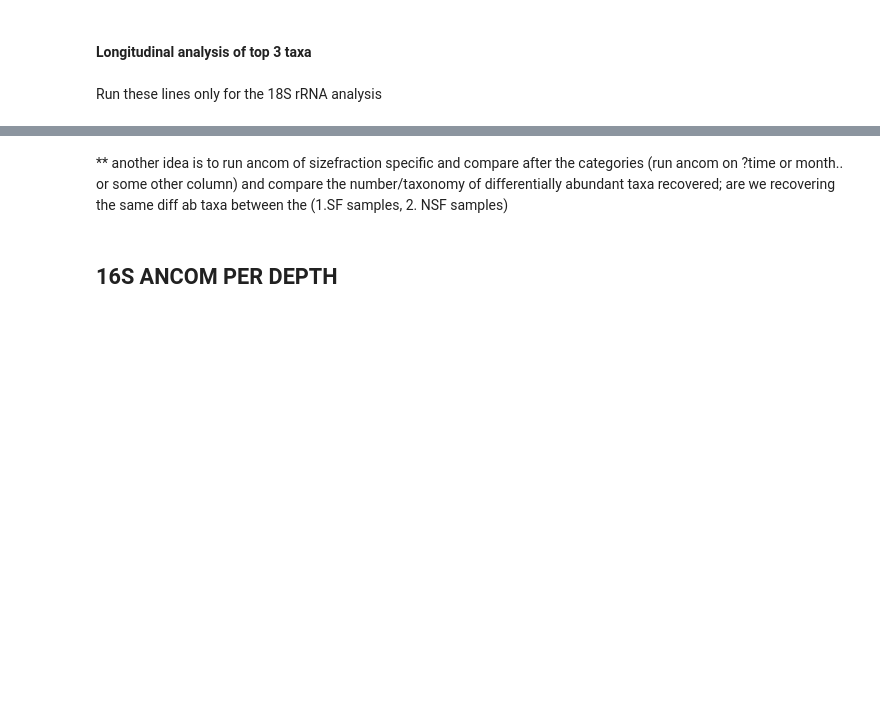
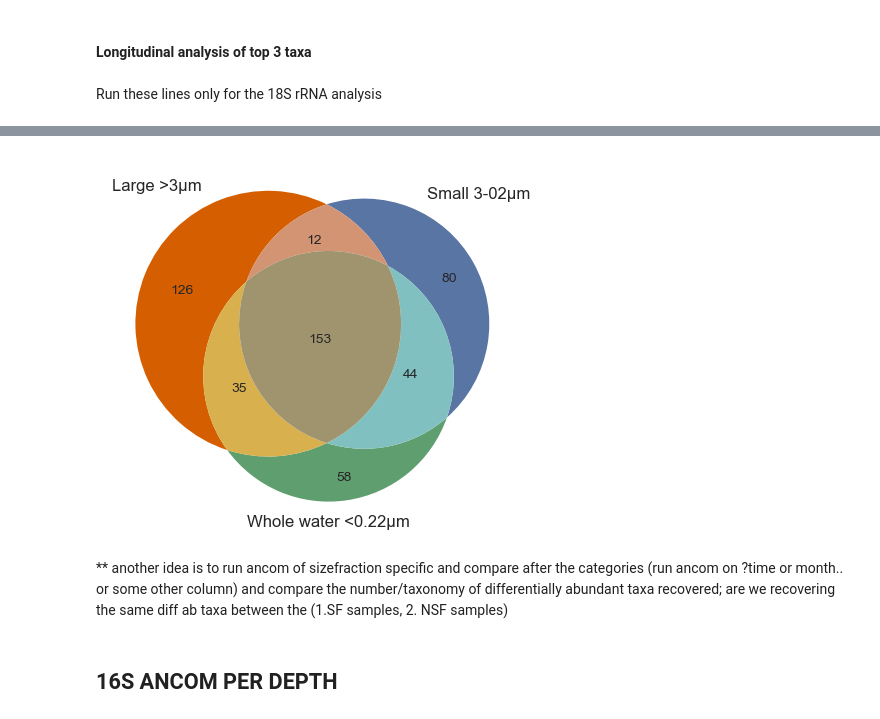
Before and after one commit to dianahaider/size_fractions, a Jupyter notebook: bb2022_sf.ipynb, the cells around one changed output, grey strips where cells are left out. Drawn from its saved outputs; the diff is of its cells as text; code cells hidden in the pictures; blank space fills up the shorter version.

```diff
--- a/bb2022_sf.ipynb
+++ b/bb2022_sf.ipynb
@@ -677,33 +700,35 @@ newseparated
 # %%
 level = 'feature_id'
 
 toptaxa = separated[[level, 'feature_frequency', 'Taxon', 'size_code', 'weekn']].copy()
 
 toptaxa = toptaxa.drop_duplicates()
 df_agg = toptaxa.groupby(['size_code',level]).agg({'feature_frequency':sum})
 
 df_agg = df_agg.reset_index()
 resultpivot = df_agg.pivot_table(index=level, columns='size_code', values='feature_frequency')
 resultpivot = resultpivot.fillna(0)
 
 df1 = resultpivot.copy()
 
 df = resultpivot[['L', 'S', 'W']].copy()
 Sonly = df[(df['L'] == 0) & (df['W'] == 0)]
 Wonly = df[(df['L'] == 0) & (df['S'] == 0)]
 Lonly = df[(df['S'] == 0) & (df['W'] == 0)]
 LW = df[(df['S'] == 0) & (df['W'] != 0) & (df['L'] != 0)]
 LS = df[(df['W'] == 0) & (df['S'] != 0) & (df['L'] != 0)]
 SW = df[(df['W'] != 0) & (df['S'] != 0) & (df['L'] == 0)]
 LSW = df[~(df == 0).any(axis=1)]
 
 c = venn3(subsets = (len(Lonly), len(Sonly), len(LS), len(Wonly), len(LW), len(SW), len(LSW)),
           set_labels = ('Large >3μm', 'Small 3-02μm', 'Whole water <0.22μm'),
           #set_colors=('#E56BE5', '#976BE5', '#6EAF46'),
-          set_colors=('#E56BE5', '#976BE5', '#6EAF46'), alpha = 1);
+          set_colors=('#d55e00', '#5975a4', '#5f9e6e'), alpha = 1);
 
 
-plt.savefig("outputs/02-EUKs/D"+level+"_vennall.png", dpi=200, bbox_inches="tight")
+plt.savefig("outputs/"+comm+"/D"+level+"_vennall.png", dpi=200, bbox_inches="tight")
+# %% [output]
+[figure, added]
 # %% [markdown]
 ** another idea is to run ancom of sizefraction specific and compare after the categories (run ancom on ?time or month.. or some other column) and compare the number/taxonomy of differentially abundant taxa recovered;
 are we recovering the same diff ab taxa between the (1.SF samples, 2. NSF samples)
```
Also changed, not shown: parts of 78 cells of this notebook, 1 other file.
